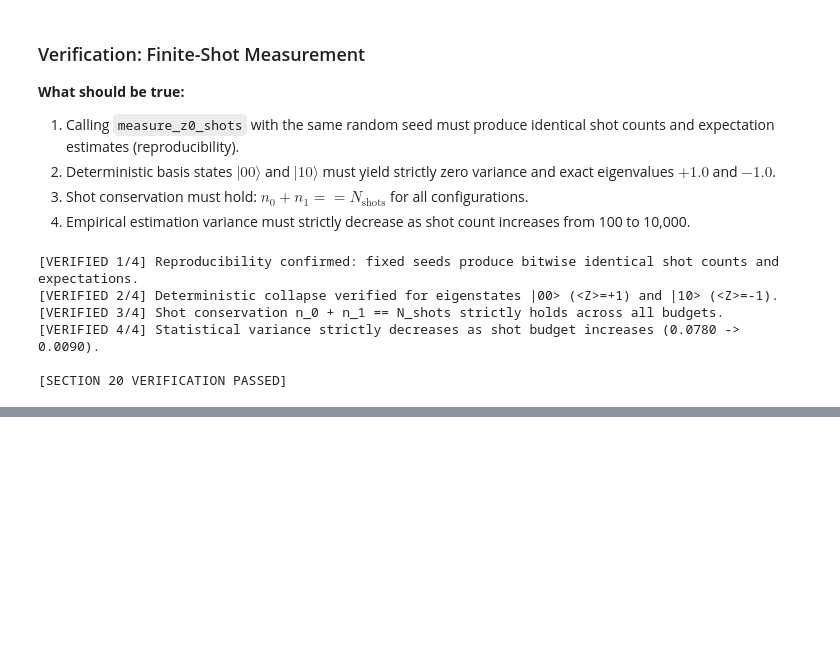
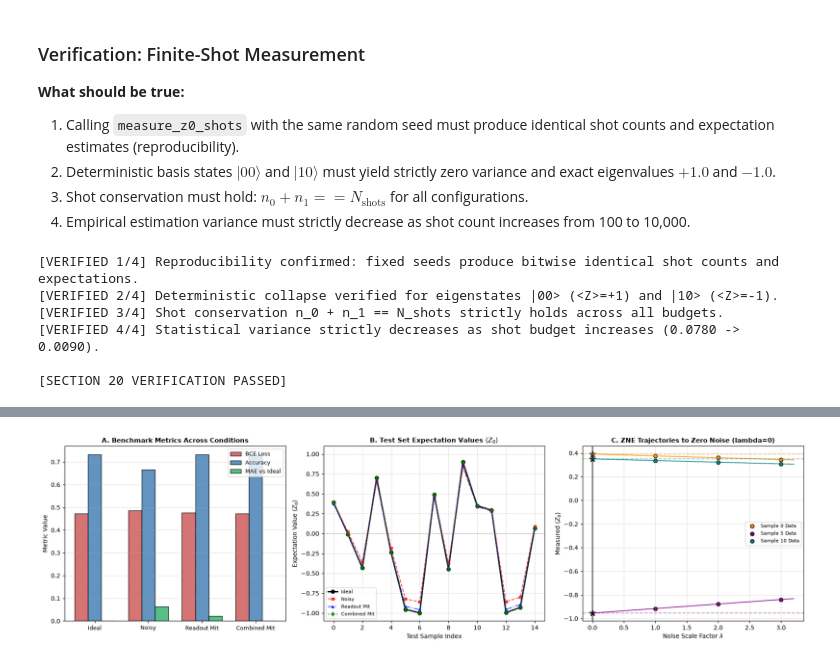
Before and after one commit to SolyanaZewdie/VQC_Implementation, a Jupyter notebook: VQC_Complete_2Qubit_Experiment.ipynb, the cells around one changed output, grey strips where cells are left out. Saved outputs shown, nothing was run; the diff lists cells and outputs as text; code cells hidden in the pictures; blank space fills up the shorter version.

Commit message:
feat: implement and verify Sections 21-23 (Noise Model, Error Mitigation, Comparison)

```diff
--- a/VQC_Complete_2Qubit_Experiment.ipynb
+++ b/VQC_Complete_2Qubit_Experiment.ipynb
@@ -3501,0 +4184,65 @@ print("\n[SECTION 20 VERIFICATION PASSED]")
+# %%
+# ---------------------------------------------------------------------------
+# Section 23 Visualizations: Multi-Condition Comparison Suite
+# ---------------------------------------------------------------------------
+
+fig, axes = plt.subplots(1, 3, figsize=(18, 5))
+
+# Panel 1: Bar Chart of Metrics Across Conditions
+cond_names = ['Ideal', 'Noisy', 'Readout Mit', 'Combined Mit']
+bce_losses = [float(r['BCE Loss']) for r in comparison_rows]
+accuracies = [float(r['Accuracy (%)'].replace('%', '')) for r in comparison_rows]
+maes = [float(r['MAE vs Ideal <Z>']) for r in comparison_rows]
+
+x_pos = np.arange(len(cond_names))
+width = 0.25
+
+rects_loss = axes[0].bar(x_pos - width, bce_losses, width, label='BCE Loss', color='indianred', edgecolor='k', alpha=0.85)
+rects_acc = axes[0].bar(x_pos, [a/100 for a in accuracies], width, label='Accuracy', color='steelblue', edgecolor='k', alpha=0.85)
+rects_mae = axes[0].bar(x_pos + width, maes, width, label='MAE vs Ideal', color='mediumseagreen', edgecolor='k', alpha=0.85)
+
+axes[0].set_title("A. Benchmark Metrics Across Conditions", fontsize=11, fontweight='bold')
+axes[0].set_xticks(x_pos)
+axes[0].set_xticklabels(cond_names, fontsize=9)
+axes[0].set_ylabel("Metric Value", fontsize=10)
+axes[0].grid(True, linestyle='--', alpha=0.5, axis='y')
+axes[0].legend(fontsize=9)
+
+# Panel 2: Sample-by-Sample Expectation Values
+sample_indices = np.arange(N_TEST)
+axes[1].plot(sample_indices, z_ideal_all, 'k-o', lw=2.2, label='Ideal', markersize=6)
+axes[1].plot(sample_indices, z_noisy_all, 'r--s', lw=1.5, alpha=0.7, label='Noisy', markersize=5)
+axes[1].plot(sample_indices, z_ro_mit_all, 'b-.^', lw=1.5, alpha=0.7, label='Readout Mit', markersize=5)
+axes[1].plot(sample_indices, z_comb_mit_all, 'g:d', lw=1.8, alpha=0.85, label='Combined Mit', markersize=5)
+axes[1].axhline(0.0, color='gray', linestyle=':', lw=1)
+
+axes[1].set_title(r"B. Test Set Expectation Values $\langle Z_0 \rangle$", fontsize=11, fontweight='bold')
+axes[1].set_xlabel("Test Sample Index", fontsize=10)
+axes[1].set_ylabel(r"Expectation Value $\langle Z_0 \rangle$", fontsize=10)
+axes[1].set_ylim(-1.1, 1.1)
+axes[1].grid(True, linestyle='--', alpha=0.5)
+axes[1].legend(fontsize=8, loc='lower left')
+
+# Panel 3: ZNE Extrapolation Trajectories for Sample Test Points
+colors_curve = ['darkorange', 'purple', 'teal']
+scale_fine = np.linspace(0.0, 3.2, 50)
+
+for idx, (samp_id, (sc, sc_vals, cff, z_true)) in enumerate(zne_sample_curves.items()):
+    clr = colors_curve[idx]
+    fit_line = np.polyval(cff, scale_fine)
+    axes[2].plot(scale_fine, fit_line, '-', color=clr, lw=1.5, alpha=0.8)
+    axes[2].scatter(sc, sc_vals, color=clr, s=40, edgecolors='k', label=f'Sample {samp_id} Data')
+    axes[2].scatter(0.0, cff[1], color=clr, marker='*', s=120, edgecolors='k')
+    axes[2].axhline(z_true, color=clr, linestyle='--', alpha=0.4)
+
+axes[2].axvline(0.0, color='k', linestyle='-', lw=1.2)
+axes[2].set_title("C. ZNE Trajectories to Zero Noise (lambda=0)", fontsize=11, fontweight='bold')
+axes[2].set_xlabel(r"Noise Scale Factor $\lambda$", fontsize=10)
+axes[2].set_ylabel(r"Measured $\langle Z_0 \rangle$", fontsize=10)
+axes[2].grid(True, linestyle='--', alpha=0.5)
+axes[2].legend(fontsize=8, loc='best')
+
+plt.tight_layout()
+plt.show()
+# %% [output]
+[figure, added]
```
Also changed, not shown: parts of 18 cells of this notebook.
